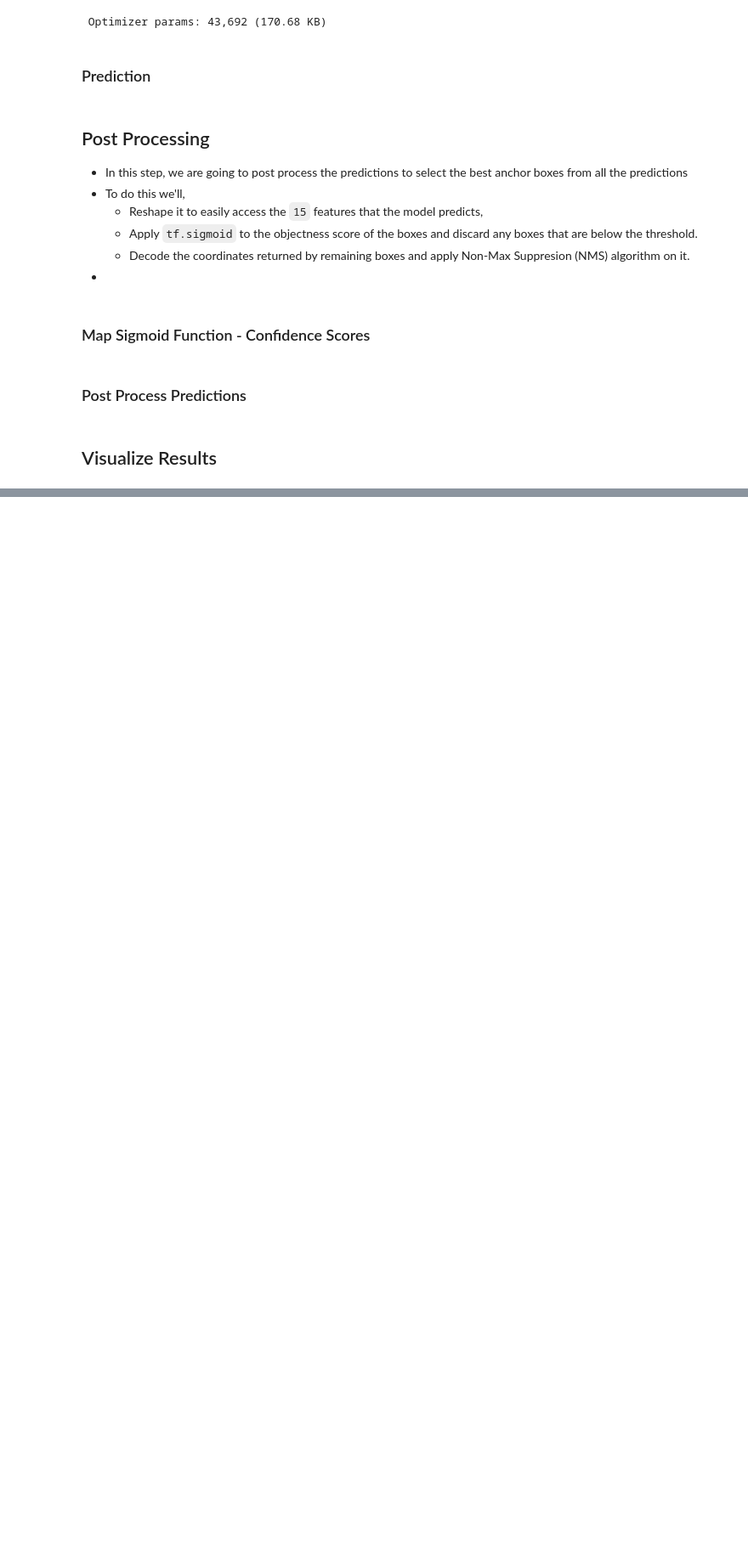
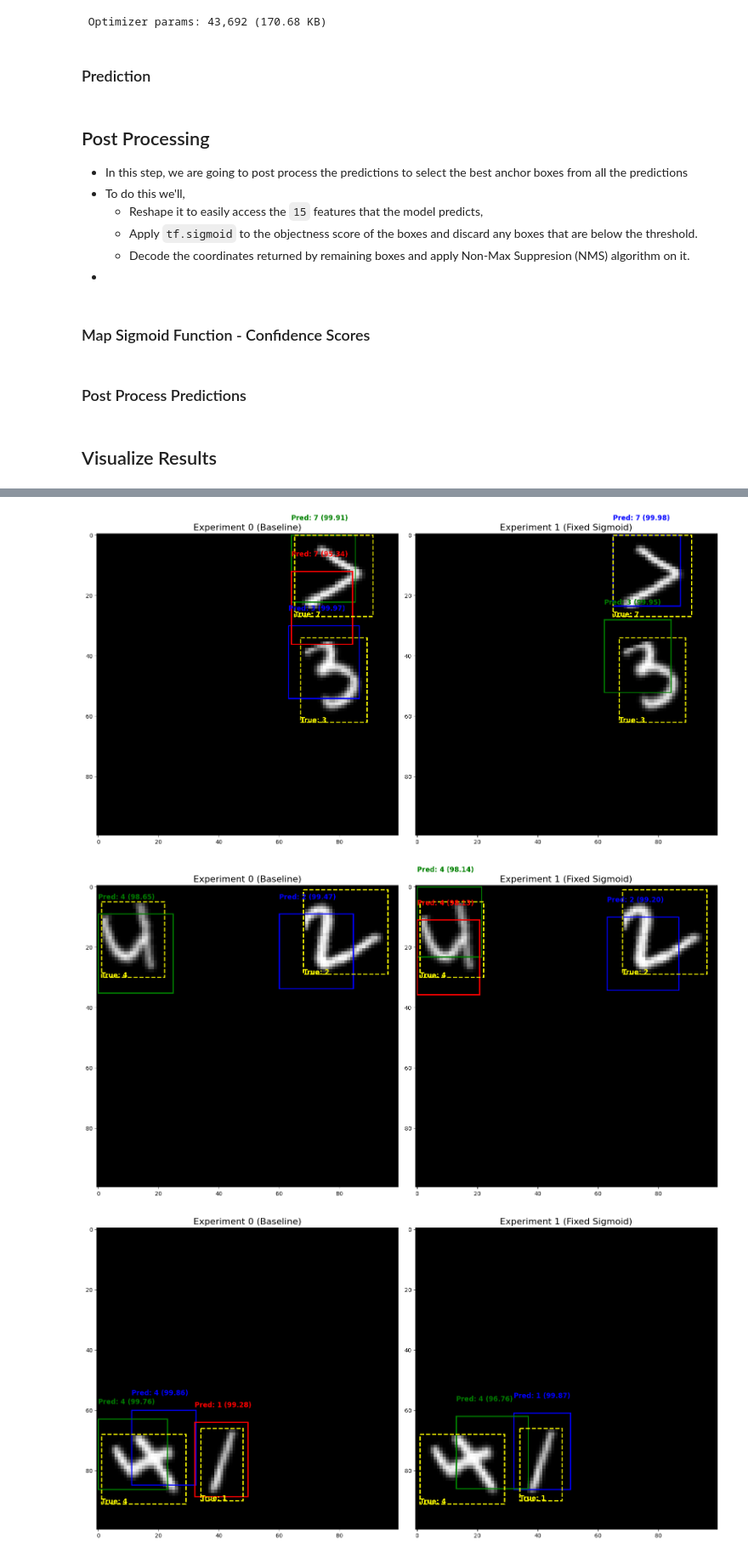
Before and after one commit to gaurangdave/mnist_object_detection, a Jupyter notebook: notebooks/06_evaluate.ipynb, the cells around one changed output, grey strips where cells are left out. Shown at 85% size. Drawn from its saved outputs; the diff is of its cells as text; code cells hidden in the pictures; blank space fills up the shorter version.

Commit message:
updated the visualization script to compare experiments

```diff
--- a/notebooks/06_evaluate.ipynb
+++ b/notebooks/06_evaluate.ipynb
@@ -382,0 +389,73 @@ True Class : 5, x_min : 4.0, y_min : 37.0
+# %%
+# --- 1. Setup ---
+# (You only need to do this once)
+
+# Get one batch of test data to reuse
+for batch in processed_test_dataset_2.take(1):
+    canvas_batch, true_labels_batch = batch
+    break  # Stop after one batch
+
+# --- 2. Load Your Models ---
+experiment_0_model_name = "experiment_0_digits_2_20_0.33.keras"
+experiment_1_model_name = "experiment_1_digits_2_30_0.14.keras"
+
+custom_objects = {
+    "calculate_model_loss": tu.calculate_model_loss,
+    "objectness_metrics": tu.objectness_metrics,
+    "bounding_box_metrics": tu.bounding_box_metrics,
+    "classification_metrics": tu.classification_metrics,
+    "ObjectDetectionModel": object_detection_model.ObjectDetectionModel}
+
+model_exp_0 = tf.keras.models.load_model(
+    Path(models_dir, experiment_0_model_name), custom_objects=custom_objects)
+model_exp_1 = tf.keras.models.load_model(
+    Path(models_dir, experiment_1_model_name), custom_objects=custom_objects)
+
+
+# --- 3. Run Inference for Each Model ---
+raw_preds_exp_0 = model_exp_0.predict(canvas_batch)
+raw_preds_exp_1 = model_exp_1.predict(canvas_batch)
+
+# --- 4. Post-Process Each Result ---
+# (Tune these parameters to find the best settings!)
+post_processed_exp_0 = post_process(
+    raw_preds_exp_0,
+    confidence_score_threshold=0.95, iou_threshold=0.2, max_boxes=5
+)
+
+post_processed_exp_1 = post_process(
+    raw_preds_exp_1,
+    confidence_score_threshold=0.95, iou_threshold=0.2, max_boxes=5
+)
+
+# --- 5. Create the Experiment List ---
+# This is the new data structure for the visualization function
+experiment_list = [
+    ("Experiment 0 (Baseline)", post_processed_exp_0),
+    ("Experiment 1 (Fixed Sigmoid)", post_processed_exp_1)
+]
+
+# --- 6. Plot the Comparison! ---
+# Plot the first image (index 0) from the batch
+visualize_comparison(
+    canvas_batch,
+    true_labels_batch,
+    experiment_list,
+    image_index=0
+)
+
+# Plot the second image (index 1)
+visualize_comparison(
+    canvas_batch,
+    true_labels_batch,
+    experiment_list,
+    image_index=1
+)
+
+visualize_comparison(
+    canvas_batch,
+    true_labels_batch,
+    experiment_list,
+    image_index=2
+)
+# %% [output]
@@ -382,0 +480,3 @@ True Class : 5, x_min : 4.0, y_min : 37.0
+[figure, added]
+[figure, added]
+[figure, added]
```
Also changed, not shown: parts of 3 cells of this notebook.
